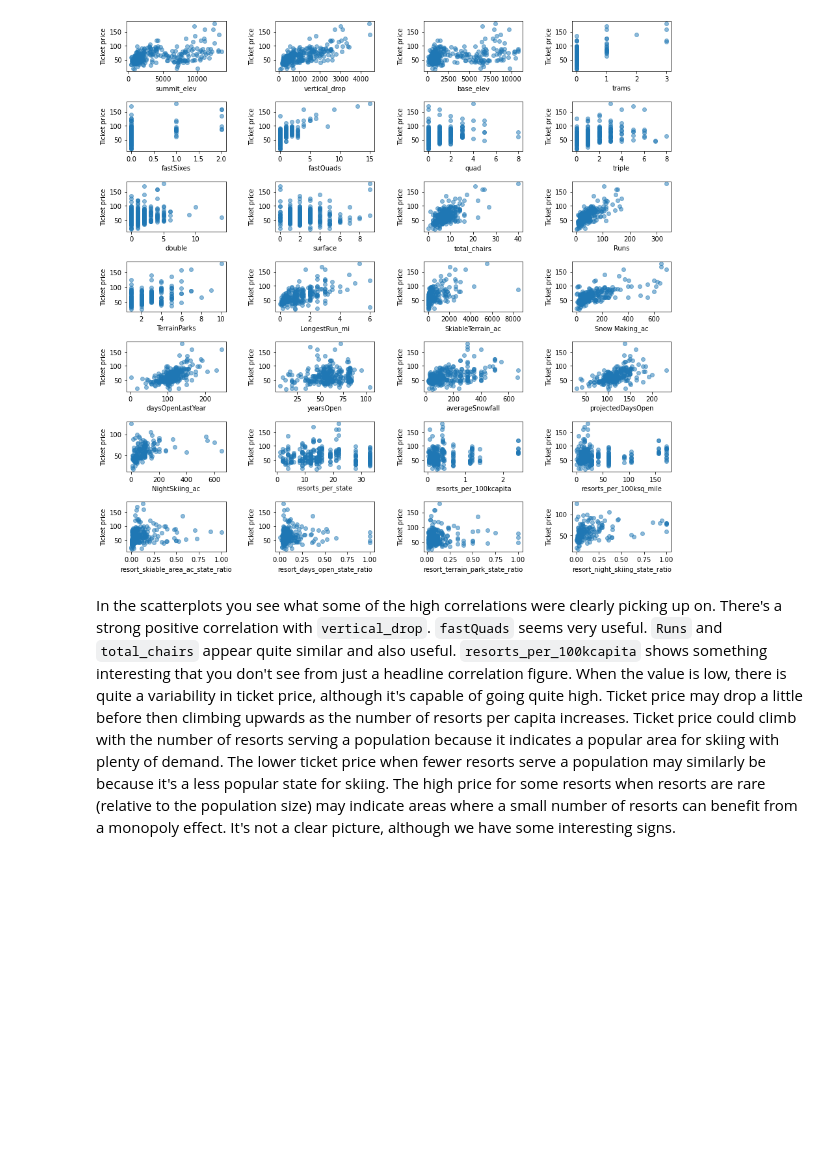
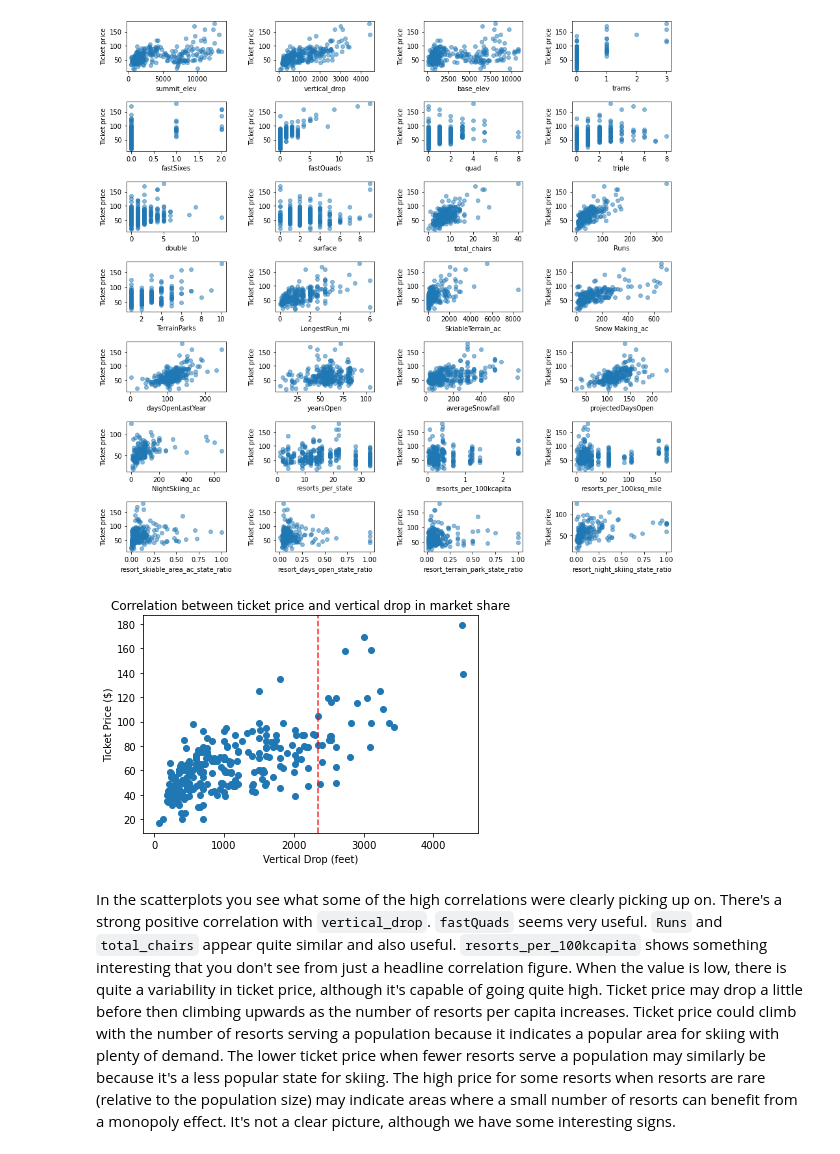
Before and after one commit to GwenToves/DataScienceGuidedCapstoneGT, a Jupyter notebook: Notebooks/03_exploratory_data_analysis.ipynb, the cells around one changed output. Saved outputs shown, nothing was run; the diff lists cells and outputs as text; code cells hidden in the pictures; blank space fills up the shorter version.

Commit message:
new figure for vertical drop and ticket price with BM marked

```diff
--- a/Notebooks/03_exploratory_data_analysis.ipynb
+++ b/Notebooks/03_exploratory_data_analysis.ipynb
@@ -806,6 +806,17 @@ features = [col for col in ski_data.columns if col not in ['Name', 'Region', 'st
 scatterplots(features, ncol=4, figsize=(15, 15))
 # %% [output]
 [figure]
+# %%
+big_mountain = ski_data[ski_data.Name == 'Big Mountain Resort']
+# %%
+plt.scatter(ski_data.vertical_drop, ski_data.AdultWeekend)
+plt.axvline(x=big_mountain['vertical_drop'].values, c='r', ls='--', alpha=0.8, label='Big Mountain')
+plt.xlabel('Vertical Drop (feet)')
+plt.ylabel('Ticket Price ($)')
+plt.title('Correlation between ticket price and vertical drop in market share')
+plt.plot;
+# %% [output]
+[figure, added]
 # %% [markdown]
 In the scatterplots you see what some of the high correlations were clearly picking up on. There's a strong positive correlation with `vertical_drop`. `fastQuads` seems very useful. `Runs` and `total_chairs` appear quite similar and also useful. `resorts_per_100kcapita` shows something interesting that you don't see from just a headline correlation figure. When the value is low, there is quite a variability in ticket price, although it's capable of going quite high. Ticket price may drop a little before then climbing upwards as the number of resorts per capita increases. Ticket price could climb with the number of resorts serving a population because it indicates a popular area for skiing with plenty of demand. The lower ticket price when fewer resorts serve a population may similarly be because it's a less popular state for skiing. The high price for some resorts when resorts are rare (relative to the population size) may indicate areas where a small number of resorts can benefit from a monopoly effect. It's not a clear picture, although we have some interesting signs.
 # %% [markdown]
```
